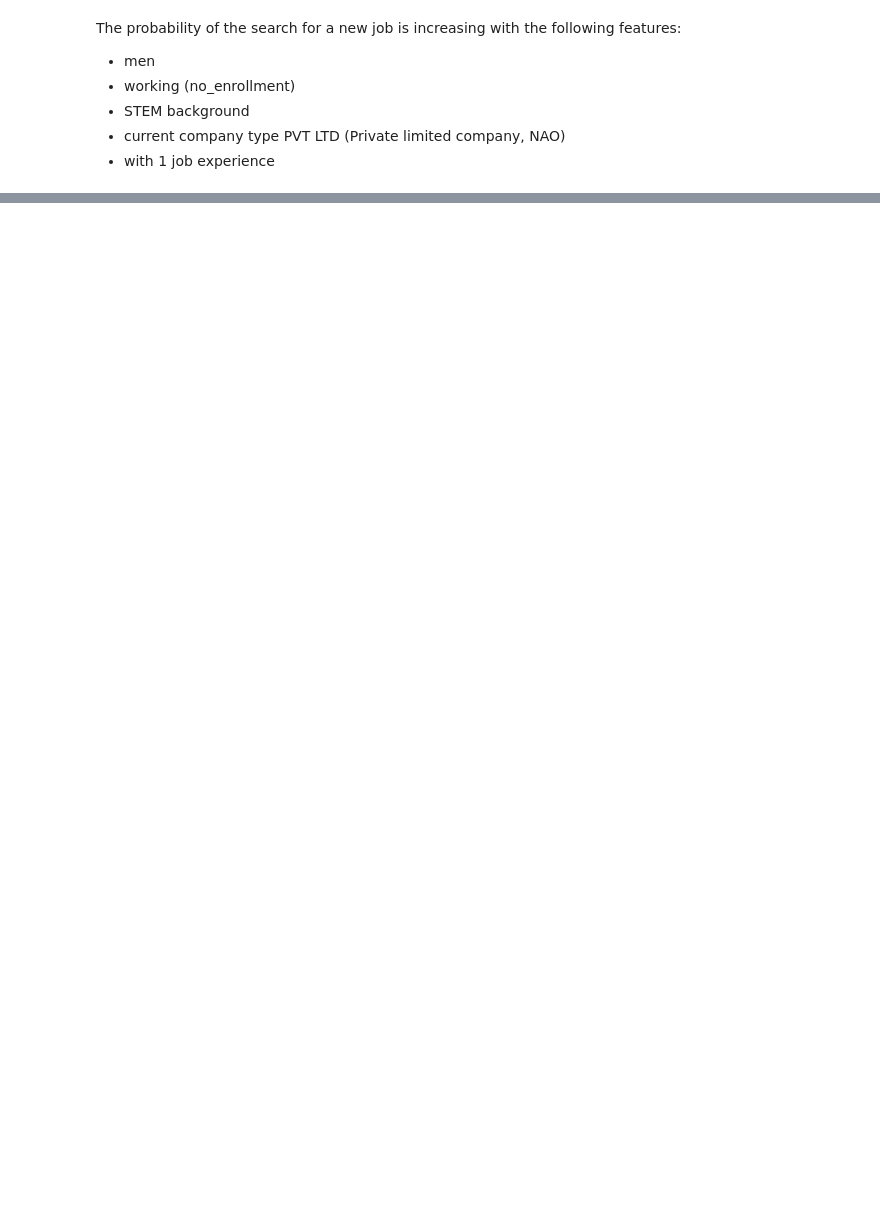
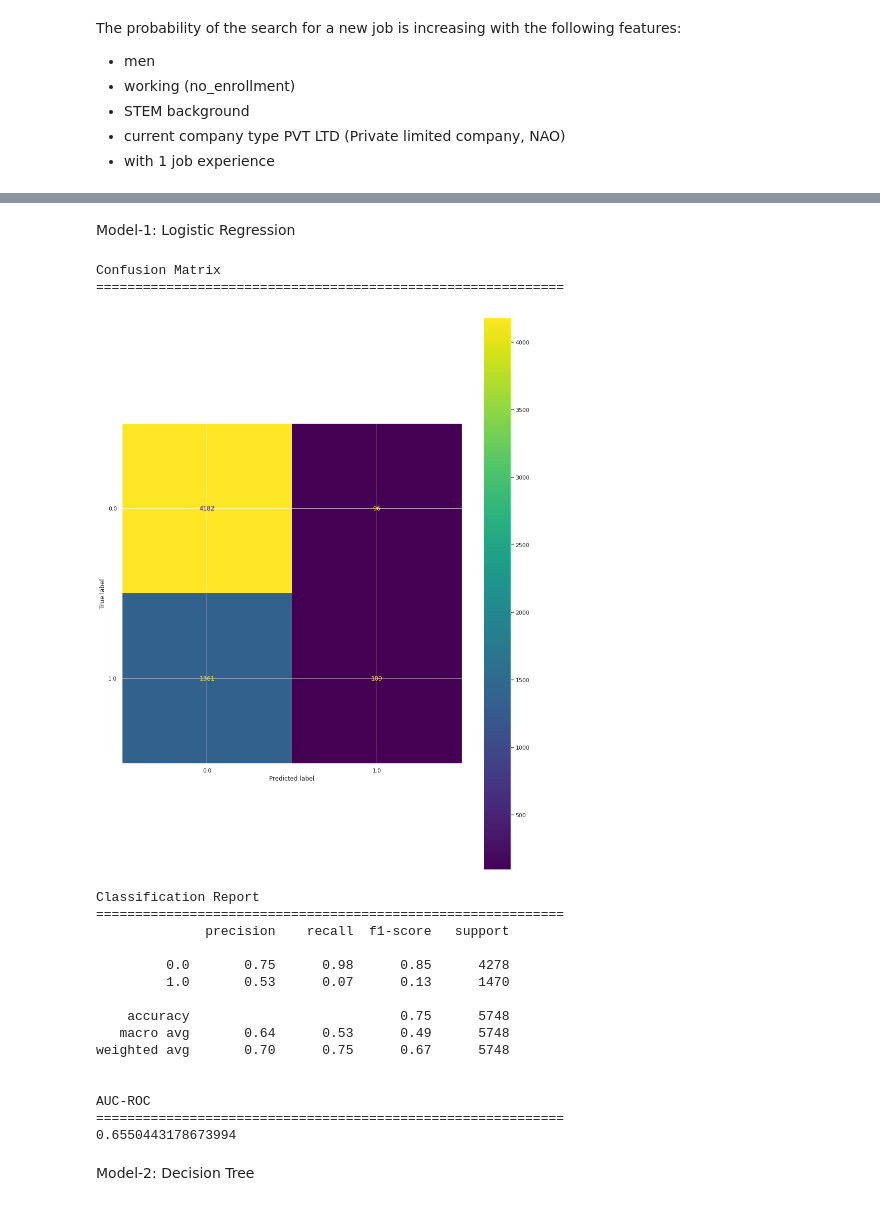
Before and after one commit to N16H7W1N6/WIAI_project_2021, a Jupyter notebook: WIAI_project.ipynb, the cells around one changed output, grey strips where cells are left out. Drawn from its saved outputs; the diff is of its cells as text; code cells hidden in the pictures; blank space fills up the shorter version.

```diff
--- a/WIAI_project.ipynb
+++ b/WIAI_project.ipynb
@@ -902,6 +394,3 @@ Name: target, dtype: int64
-# %%
-from sklearn.model_selection import train_test_split
-X_train, X_test, y_train, y_test = train_test_split(X, y, test_size=0.2, random_state=9)
 # %%
 # template / function:
 #k means clustering
@@ -912,0 +424,61 @@ X_train, X_test, y_train, y_test = train_test_split(X, y, test_size=0.2, random_
+# %%
+model = list()
+resample = list()
+precision = list()
+recall = list()
+F1score = list()
+AUCROC = list()
+# %%
+#create a function to validate the model
+
+def test_eval(clf_model, X_test, y_test, algo=None, sampling=None):
+    # Test set prediction
+    y_prob=clf_model.predict_proba(X_test)
+    y_pred=clf_model.predict(X_test)
+
+    print("Confusion Matrix")
+    print("="*60)
+    plot_confusion_matrix(clf_model, X_test, y_test)
+    plt.show()
+    #print(confusion_matrix(y_test,y_pred),"\n")
+    print("Classification Report")
+    print("="*60)
+    print(classification_report(y_test,y_pred),"\n")
+    print("AUC-ROC")
+    print("="*60)
+    print(roc_auc_score(y_test, y_prob[:,1]))
+
+    model.append(algo)
+    precision.append(precision_score(y_test,y_pred))
+    recall.append(recall_score(y_test,y_pred))
+    F1score.append(f1_score(y_test,y_pred))
+    AUCROC.append(roc_auc_score(y_test, y_prob[:,1]))
+    resample.append(sampling)
+# %% [markdown]
+Model-1: Logistic Regression
+# %%
+log_model=LogisticRegression()
+clf_LR = log_model.fit(X_train_train, y_train_train)
+# %%
+test_eval(clf_LR, X_train_test, y_train_test, "Logistic Regression", "actual")
+# %% [output]
+Confusion Matrix
+============================================================
+[figure, added]
+Classification Report
+============================================================
+              precision    recall  f1-score   support
+
+         0.0       0.75      0.98      0.85      4278
+         1.0       0.53      0.07      0.13      1470
+
+    accuracy                           0.75      5748
+   macro avg       0.64      0.53      0.49      5748
+weighted avg       0.70      0.75      0.67      5748
+
+
+AUC-ROC
+============================================================
+0.6550443178673994
+# %% [markdown]
+Model-2: Decision Tree
```
Also changed, not shown: parts of 80 cells of this notebook.
